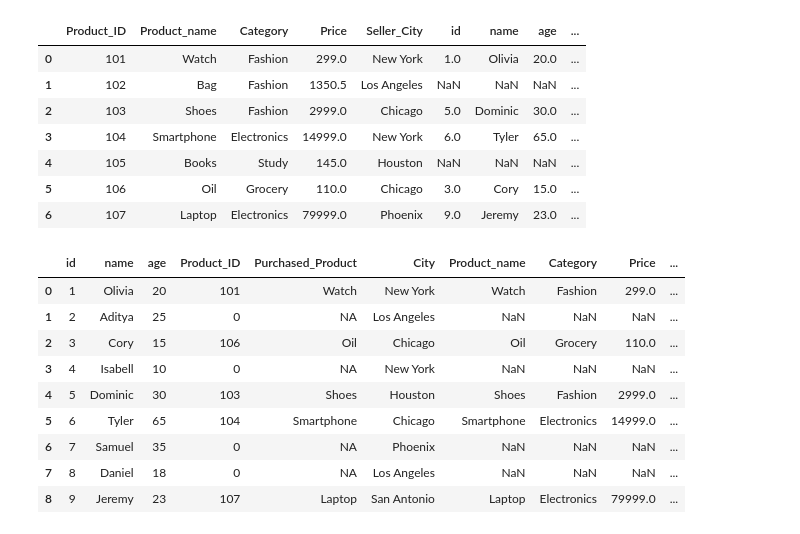
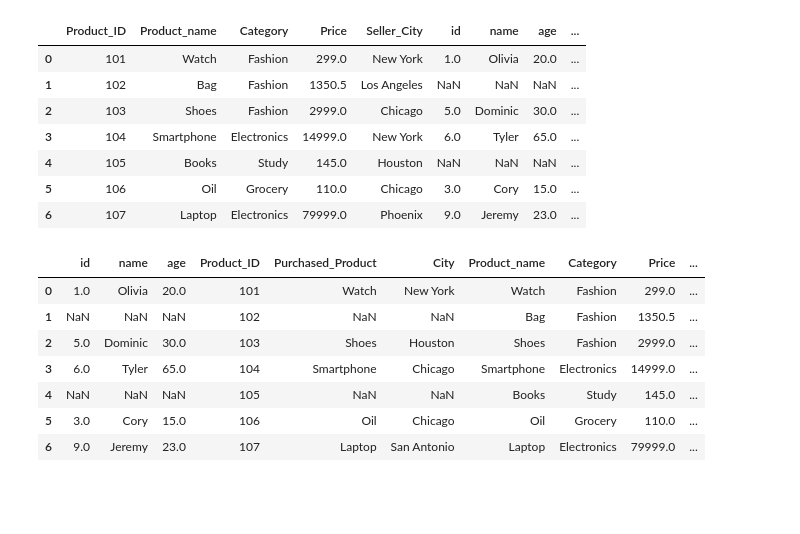
Before and after one commit to sathwika0324/Assignment, a Jupyter notebook: ICP6_Joins.ipynb, the cells around one changed output. Cells and saved outputs as stored; diff of their text form; code cells hidden in the pictures; blank space fills up the shorter version.

```diff
--- a/ICP6_Joins.ipynb
+++ b/ICP6_Joins.ipynb
@@ -181,15 +181,13 @@ pd.merge(product,customer,on='Product_ID',how='left')
 | 5 | 106 | Oil | Grocery | 110.0 | Chicago | 3.0 | Cory | 15.0 | ... |
 | 6 | 107 | Laptop | Electronics | 79999.0 | Phoenix | 9.0 | Jeremy | 23.0 | ... |
 # %%
-pd.merge(customer,product,on='Product_ID',how='left')
+pd.merge(customer,product,on='Product_ID',how='right')
 # %% [output]
 |  | id | name | age | Product_ID | Purchased_Product | City | Product_name | Category | Price | ... |
-| 0 | 1 | Olivia | 20 | 101 | Watch | New York | Watch | Fashion | 299.0 | ... |
-| 1 | 2 | Aditya | 25 | 0 | NA | Los Angeles | NaN | NaN | NaN | ... |
-| 2 | 3 | Cory | 15 | 106 | Oil | Chicago | Oil | Grocery | 110.0 | ... |
-| 3 | 4 | Isabell | 10 | 0 | NA | New York | NaN | NaN | NaN | ... |
-| 4 | 5 | Dominic | 30 | 103 | Shoes | Houston | Shoes | Fashion | 2999.0 | ... |
-| 5 | 6 | Tyler | 65 | 104 | Smartphone | Chicago | Smartphone | Electronics | 14999.0 | ... |
-| 6 | 7 | Samuel | 35 | 0 | NA | Phoenix | NaN | NaN | NaN | ... |
-| 7 | 8 | Daniel | 18 | 0 | NA | Los Angeles | NaN | NaN | NaN | ... |
-| 8 | 9 | Jeremy | 23 | 107 | Laptop | San Antonio | Laptop | Electronics | 79999.0 | ... |
+| 0 | 1.0 | Olivia | 20.0 | 101 | Watch | New York | Watch | Fashion | 299.0 | ... |
+| 1 | NaN | NaN | NaN | 102 | NaN | NaN | Bag | Fashion | 1350.5 | ... |
+| 2 | 5.0 | Dominic | 30.0 | 103 | Shoes | Houston | Shoes | Fashion | 2999.0 | ... |
+| 3 | 6.0 | Tyler | 65.0 | 104 | Smartphone | Chicago | Smartphone | Electronics | 14999.0 | ... |
+| 4 | NaN | NaN | NaN | 105 | NaN | NaN | Books | Study | 145.0 | ... |
+| 5 | 3.0 | Cory | 15.0 | 106 | Oil | Chicago | Oil | Grocery | 110.0 | ... |
+| 6 | 9.0 | Jeremy | 23.0 | 107 | Laptop | San Antonio | Laptop | Electronics | 79999.0 | ... |
```
